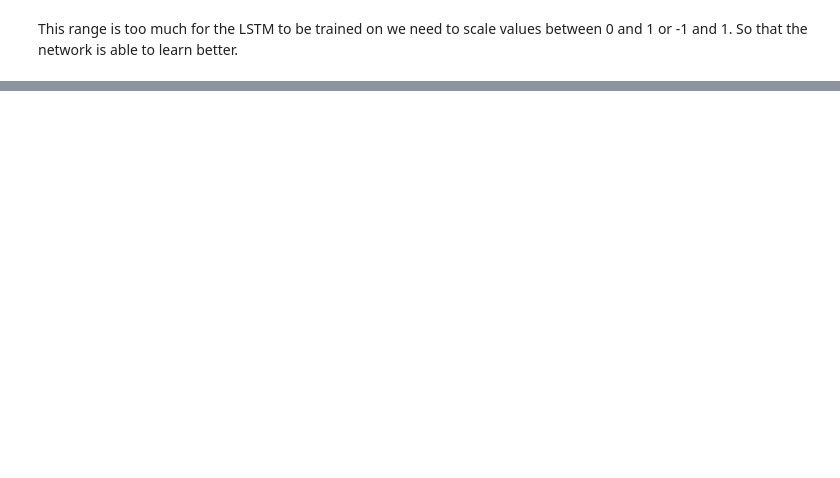
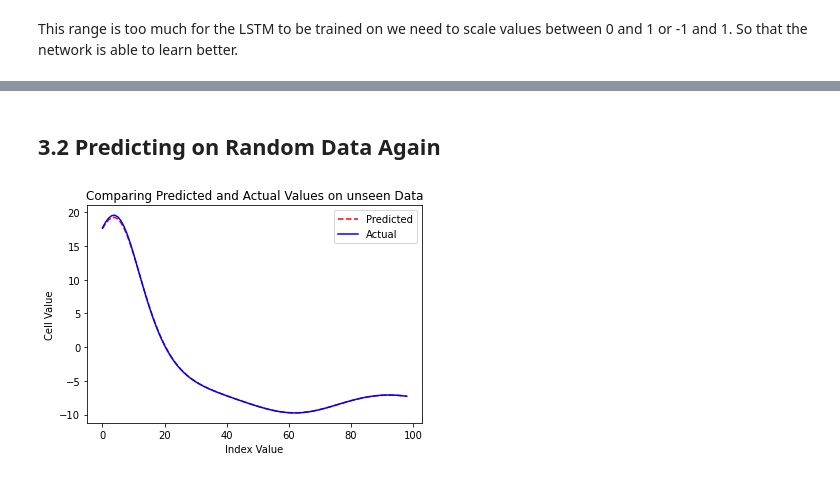
Before and after one commit to SheilKumar/DynamicSystemRNNs, a Jupyter notebook: DynamicSystems.ipynb, the cells around one changed output, grey strips where cells are left out. Saved outputs shown, nothing was run; the diff lists cells and outputs as text; code cells hidden in the pictures; blank space fills up the shorter version.

Commit message:
Finally have LSTM working (most likely)

```diff
--- a/DynamicSystems.ipynb
+++ b/DynamicSystems.ipynb
@@ -412,0 +498,13 @@ This range is too much for the LSTM to be trained on we need to scale values bet
+# %%
+lstm_model = tf.keras.models.Sequential([
+    # Shape [batch, time, features] => [batch, time, lstm_units]
+    tf.keras.layers.LSTM(256, return_sequences=True),
+    # Shape => [batch, time, features]
+    tf.keras.layers.Dense(units=3)
+])
+# %%
+lstm_model.compile(loss=tf.losses.MeanSquaredError(),
+              optimizer=tf.optimizers.Adam(),
+              metrics=[tf.metrics.MeanAbsoluteError()])
+# %%
+history = lstm_model.fit(x_train,y_train, epochs=200, validation_data=(x_test,y_test))
@@ -412,0 +550,22 @@ This range is too much for the LSTM to be trained on we need to scale values bet
+# %% [markdown]
+## 3.2 Predicting on Random Data Again
+# %%
+np.random.seed(2808)
+new_data = get_window(states,64,100,1200,1900)
+x_new_data = new_data[0]
+pred_new_data = lstm_model.predict(x_new_data)
+# %%
+t = np.arange(0,99,1)
+
+len(x_new_data[0,0:99,0])
+len(pred_new_data[0,1:100,0])
+
+plt.plot(t,pred_new_data[0,1:100,0]+x_new_data[0,0:99,0],'r--',label='Predicted')
+plt.plot(t,x_new_data[0,1:100,0],'b-',label='Actual')
+plt.xlabel('Index Value')
+plt.ylabel('Cell Value')
+plt.title('Comparing Predicted and Actual Values on unseen Data')
+plt.legend()
+plt.show()
+# %% [output]
+[figure, added]
```
Also changed, not shown: parts of 16 cells of this notebook.
